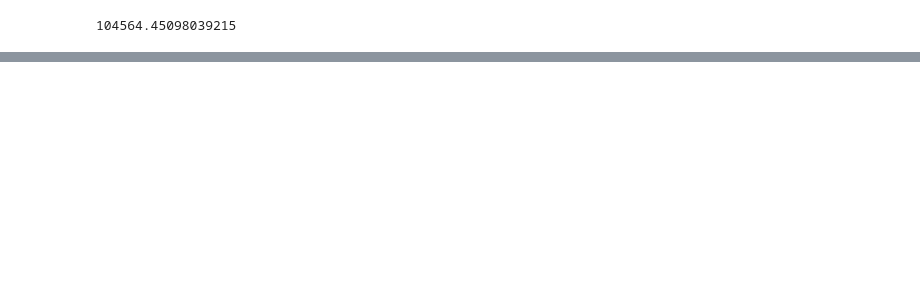
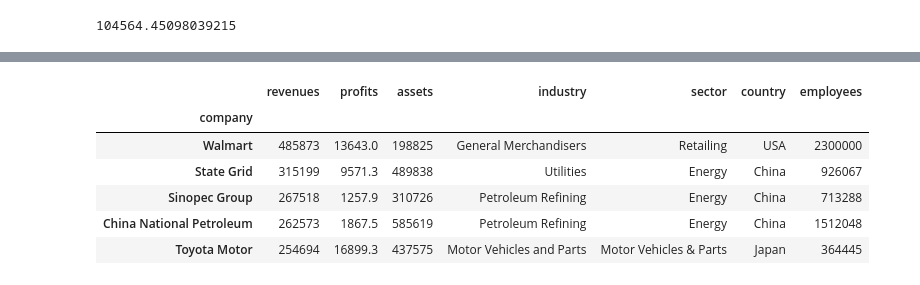
Before and after one commit to slzdevsnp/learn, a Jupyter notebook: ai/dquest/trds/s2/2_14numpy_pandas.ipynb, the cells around one changed output, grey strips where cells are left out. Saved outputs shown, nothing was run; the diff lists cells and outputs as text; code cells hidden in the pictures; blank space fills up the shorter version.

```diff
--- a/ai/dquest/trds/s2/2_14numpy_pandas.ipynb
+++ b/ai/dquest/trds/s2/2_14numpy_pandas.ipynb
@@ -613,0 +620,11 @@ pp(mean_employees_japan)
+# %%
+wcols=['revenues','profits','assets', 'industry','sector','country','employees']
+f500[wcols].head(5)
+# %% [output]
+|  | revenues | profits | assets | industry | sector | country | employees |
+| company |  |  |  |  |  |  |  |
+| Walmart | 485873 | 13643.0 | 198825 | General Merchandisers | Retailing | USA | 2300000 |
+| State Grid | 315199 | 9571.3 | 489838 | Utilities | Energy | China | 926067 |
+| Sinopec Group | 267518 | 1257.9 | 310726 | Petroleum Refining | Energy | China | 713288 |
+| China National Petroleum | 262573 | 1867.5 | 585619 | Petroleum Refining | Energy | China | 1512048 |
+| Toyota Motor | 254694 | 16899.3 | 437575 | Motor Vehicles and Parts | Motor Vehicles & Parts | Japan | 364445 |
```
Also changed, not shown: parts of 6 cells of this notebook, 8 other files.
